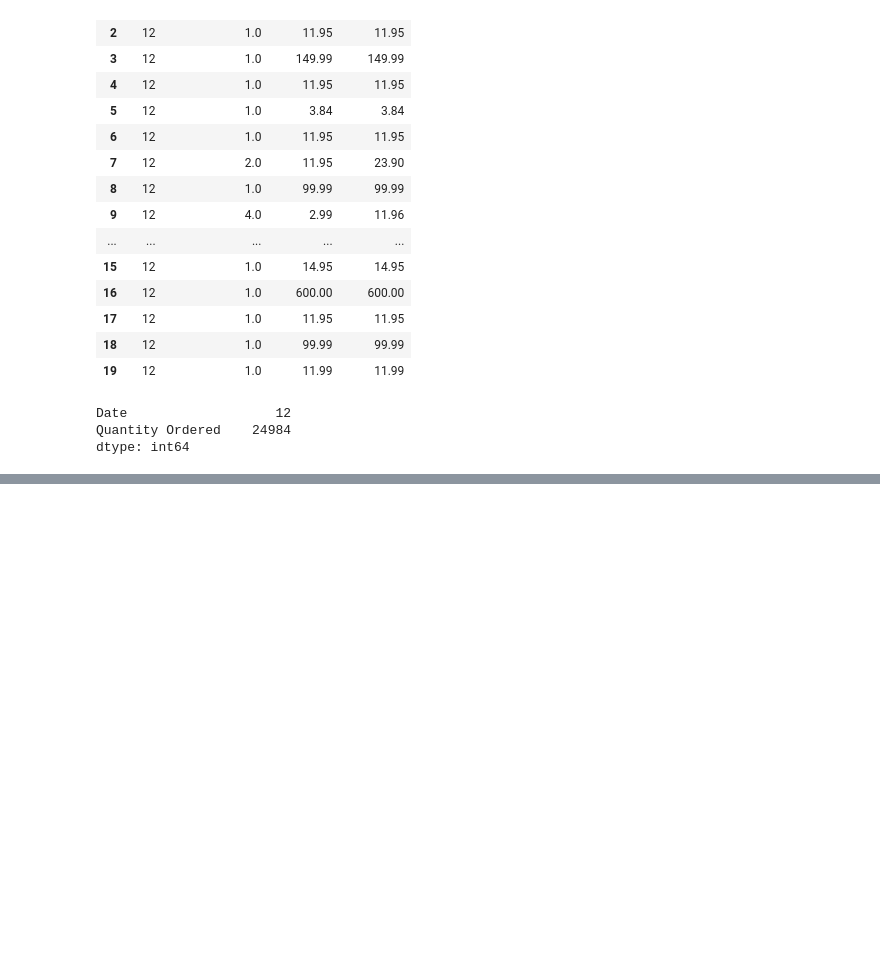
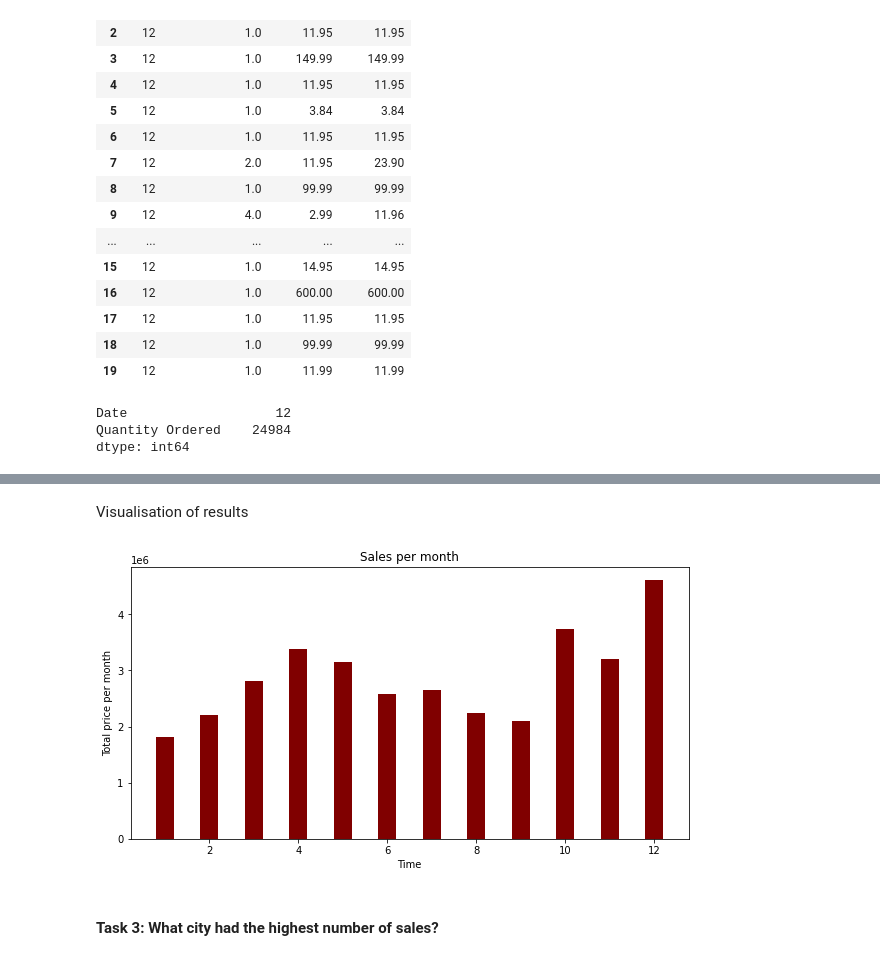
Before and after one commit to ChristinaManara/Sales-Analysis, a Jupyter notebook: Sales Analysis.ipynb, the cells around one changed output, grey strips where cells are left out. Saved outputs shown, nothing was run; the diff lists cells and outputs as text; code cells hidden in the pictures; blank space fills up the shorter version.

```diff
--- a/Sales Analysis.ipynb
+++ b/Sales Analysis.ipynb
@@ -189,3 +198,4 @@ dtype: int64
 # %%
-df1.groupby('Date')['Total Price'].sum().reset_index().max()
+df3 = df1.groupby('Date')['Total Price'].sum().reset_index()
+df3
 # %% [output]
@@ -194,0 +215,17 @@ dtype: float64
+# %% [markdown]
+Visualisation of results
+# %%
+fig = plt.figure(figsize = (10, 5))
+
+# creating the bar plot
+plt.bar(df3['Date'], df3['Total Price'], color ='maroon',
+        width = 0.4)
+
+plt.xlabel("Time")
+plt.ylabel("Total price per month")
+plt.title("Sales per month")
+plt.show()
+# %% [output]
+[figure, added]
+# %% [markdown]
+#### Task 3: What city had the highest number of sales?
```
Also changed, not shown: parts of 4 cells of this notebook.
